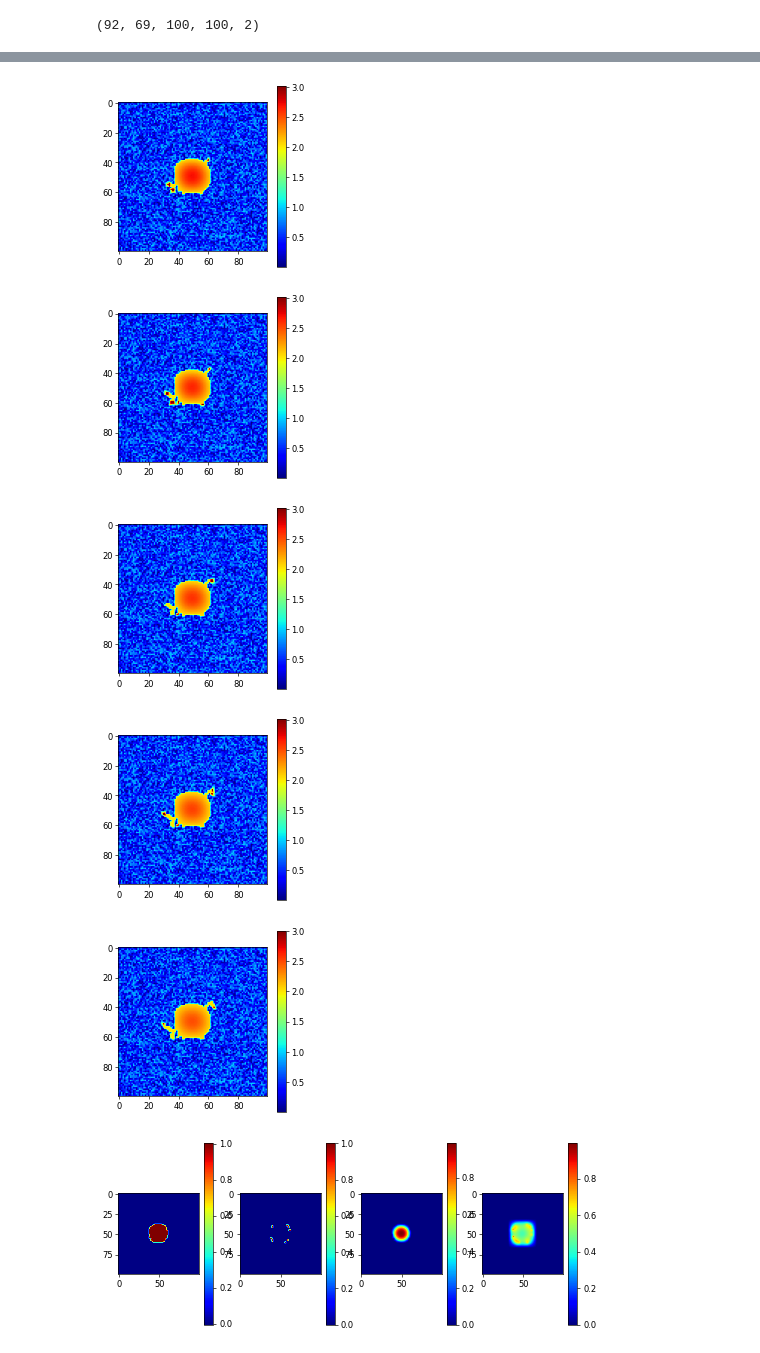
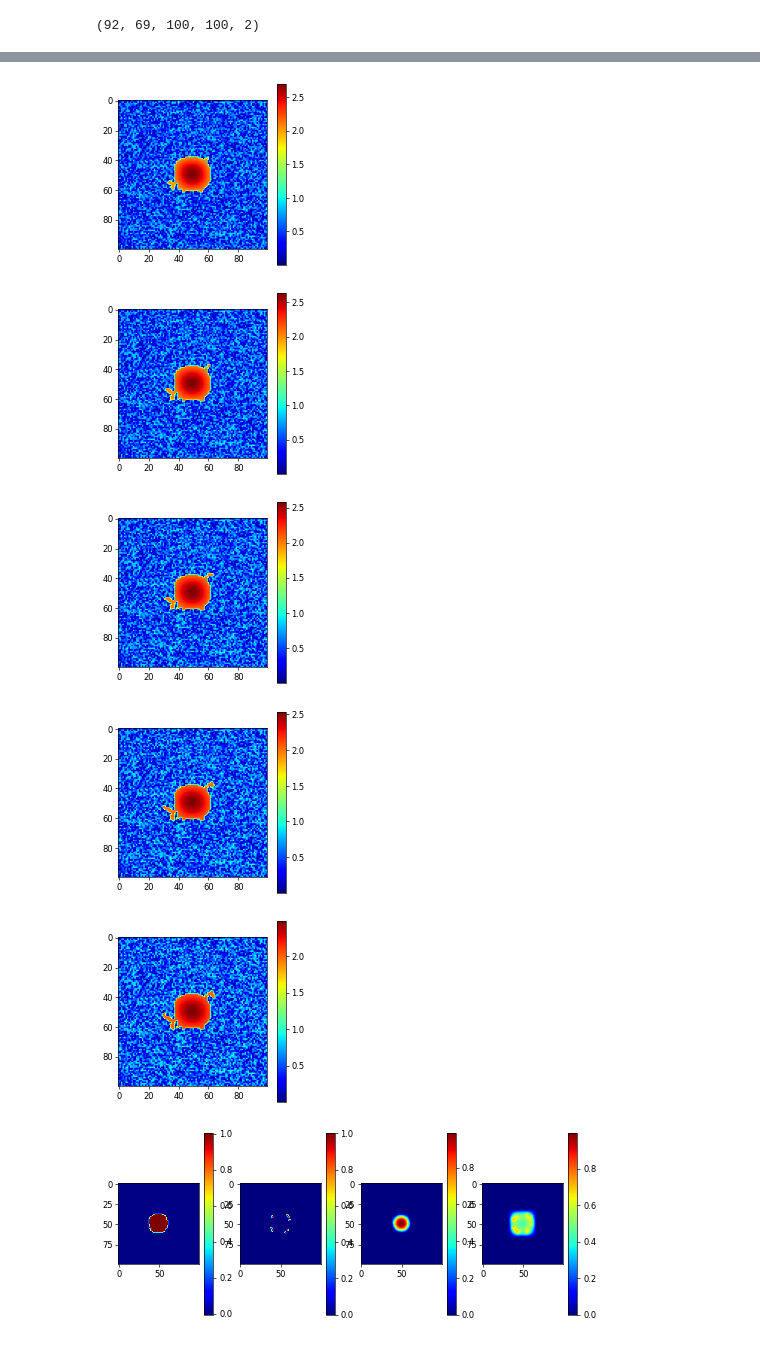
Before and after one commit to kuanrenqian/RecurrentNG, a Jupyter notebook: tensorflow_version/dataGen_for_conv2Dlstm.ipynb, the cells around one changed output, grey strips where cells are left out. Drawn from its saved outputs; the diff is of its cells as text; code cells hidden in the pictures.

Commit message:
test_3 with good results

```diff
--- a/tensorflow_version/dataGen_for_conv2Dlstm.ipynb
+++ b/tensorflow_version/dataGen_for_conv2Dlstm.ipynb
@@ -97,7 +97,7 @@ for i in tqdm (range(len(cases)), desc="Running ..."):
 
             iter_vars = copy.copy(theta)
             iter_vars[phi_dwn==1] = tub_dwn[phi_dwn==1]+2
-            iter_vars = iter_vars + tips_dwn
+            # iter_vars = iter_vars + tips_dwn
             iter_vars = np.concatenate([iter_vars, theta], axis=4)
 
             if jj==0:
@@ -155,7 +137,7 @@ import h5py
 outputFolder = './data'
 # %%
 import matplotlib.pyplot as plt
-hdf5_file = h5py.File(outputFolder+'/test_withTips_1_07042022.hdf5', mode='r')
+hdf5_file = h5py.File(outputFolder+'/test_withoutTips_3_07062022.hdf5', mode='r')
 ind = hdf5_file.get('phi')
 
 id=0
@@ -176,8 +158,8 @@ hdf5_file.close()
-[figure, old version]
+[figure, new version]
-[figure, old version]
+[figure, new version]
-[figure, old version]
+[figure, new version]
-[figure, old version]
+[figure, new version]
-[figure, old version]
+[figure, new version]
 # %%
 import matplotlib.pyplot as plt
 hdf5_file = h5py.File(outputFolder+'/test_07032022.hdf5', mode='r')
```
Also changed, not shown: parts of 3 cells of this notebook, 25 other files.
